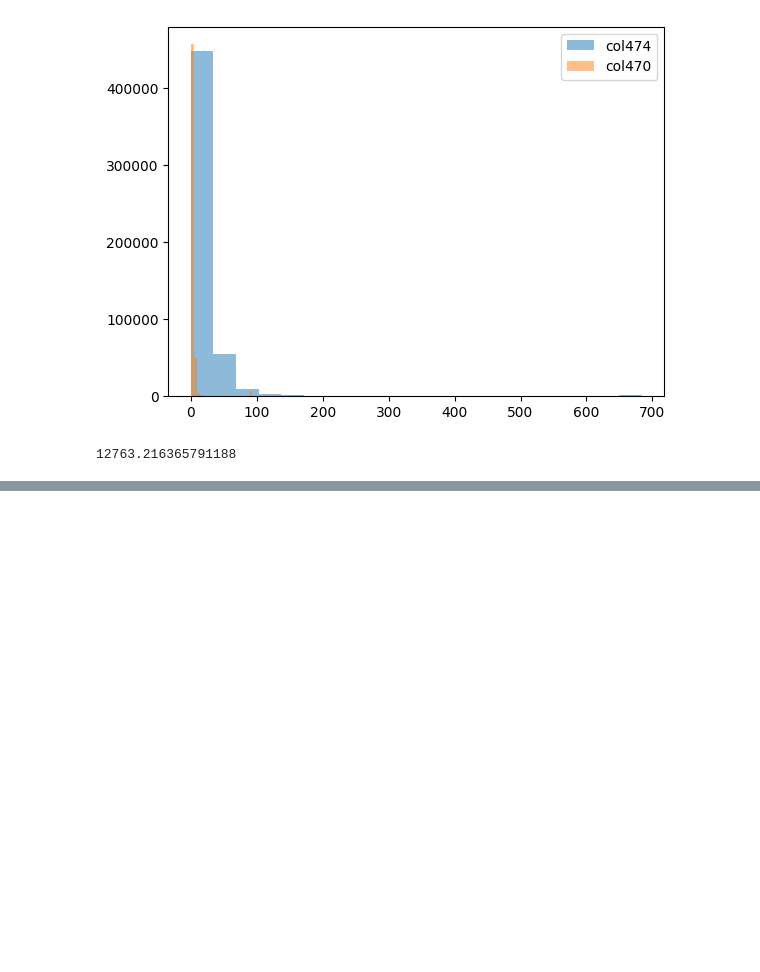
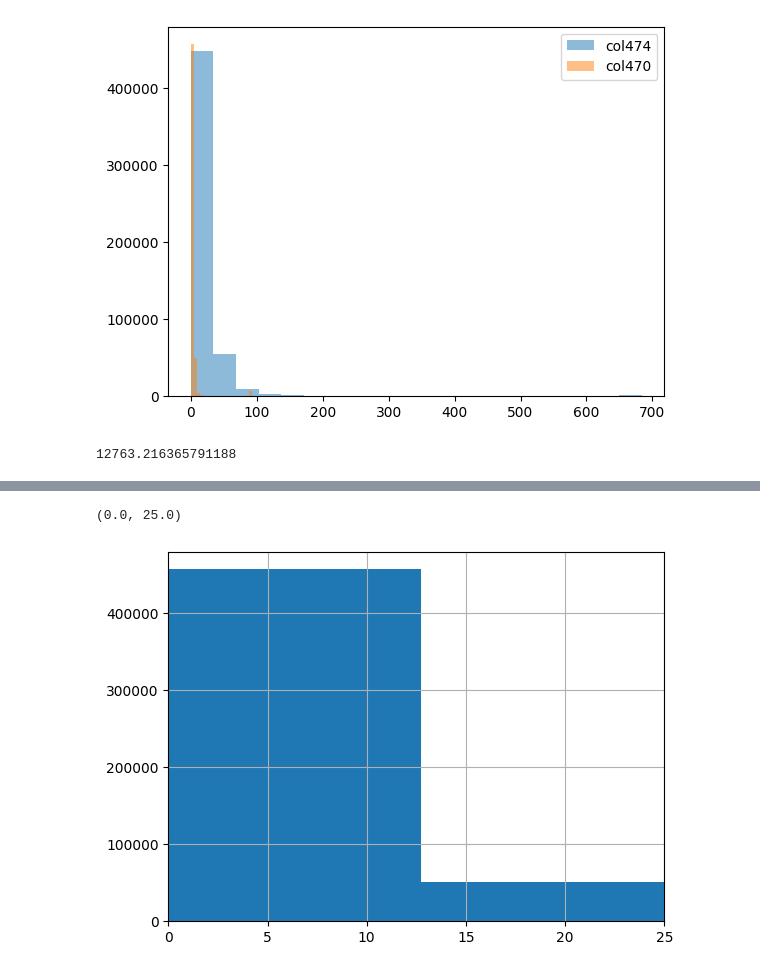
Before and after one commit to REU-DS-CLUB/purple_hack, a Jupyter notebook: EDA_Maria.ipynb, the cells around one changed output, grey strips where cells are left out. Drawn from its saved outputs; the diff is of its cells as text; code cells hidden in the pictures; blank space fills up the shorter version.

```diff
--- a/EDA_Maria.ipynb
+++ b/EDA_Maria.ipynb
@@ -280,0 +379,6 @@ print(euclidean_dist)
+# %%
+df['feature356'].hist(bins=100)
+plt.xlim(0, 25)
+# %% [output]
+(0.0, 25.0)
+[figure, added]
```
Also changed, not shown: parts of 8 cells of this notebook.
